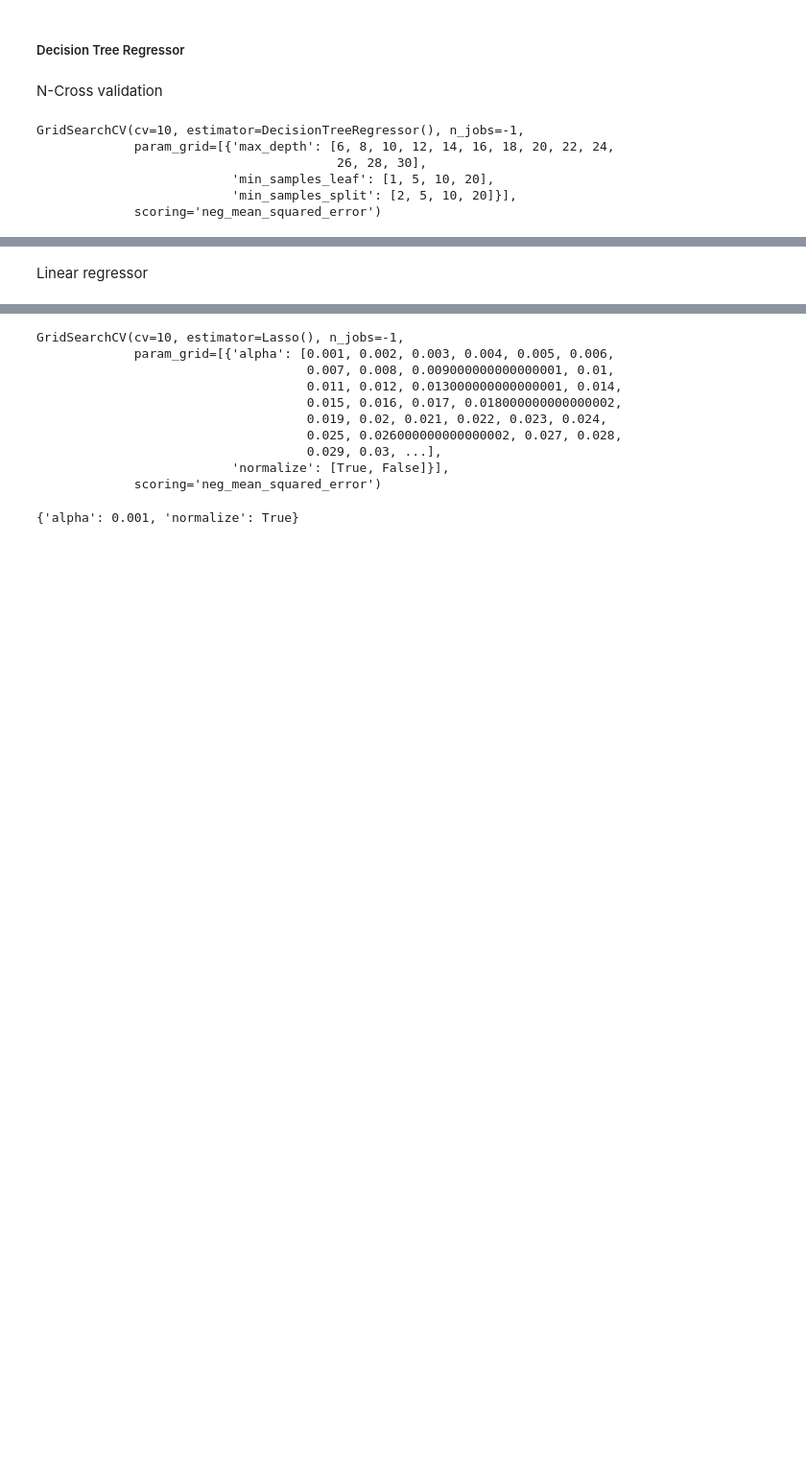
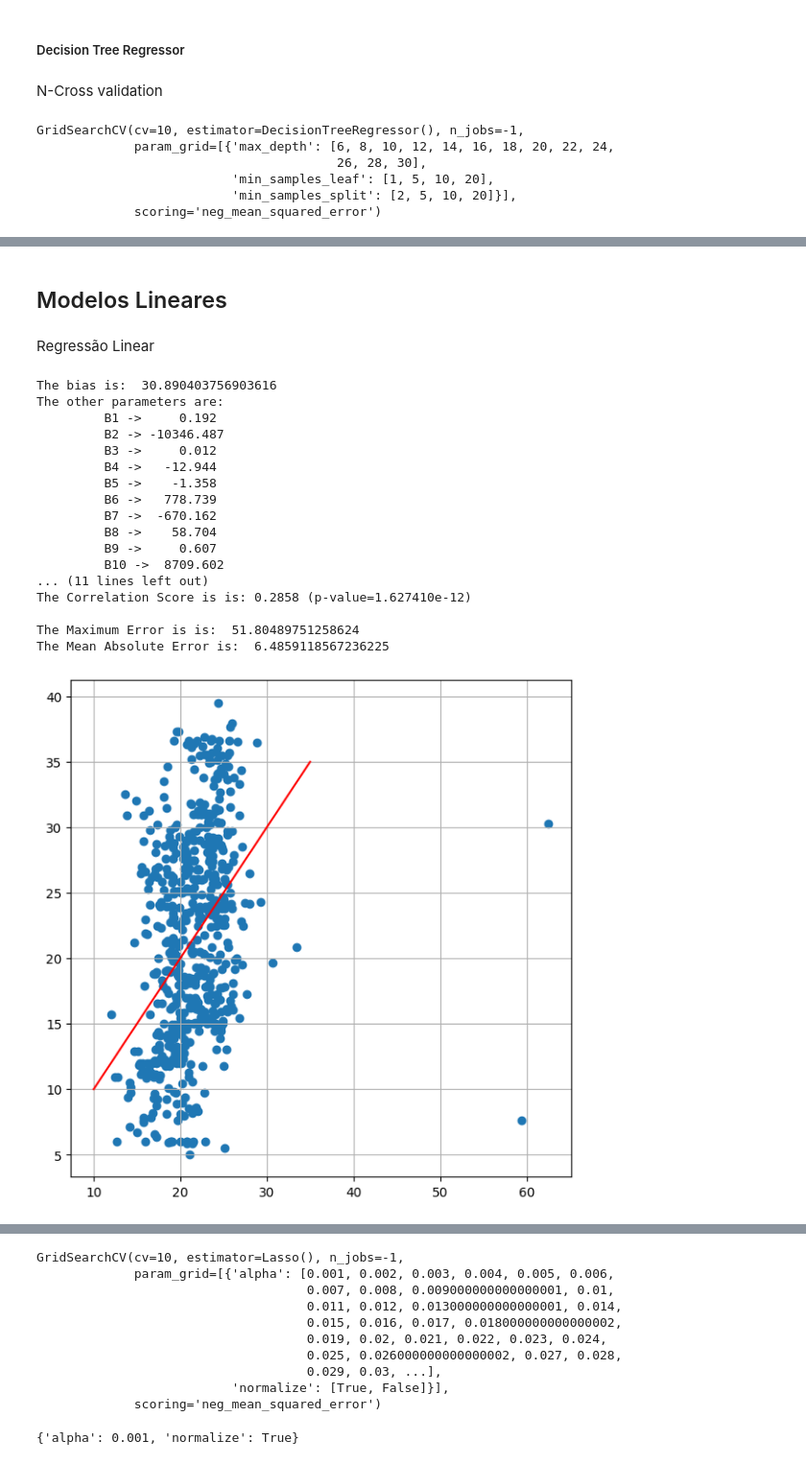
Before and after one commit to Singularitty/AAAssignments, a Jupyter notebook: Assignment 1/assignment1.ipynb, the cells around one changed output, grey strips where cells are left out. Shown: that part at 96% size. Cells and saved outputs as stored; diff of their text form; code cells hidden in the pictures; blank space fills up the shorter version.

```diff
--- a/Assignment 1/assignment1.ipynb
+++ b/Assignment 1/assignment1.ipynb
@@ -9,6 +9,7 @@ import matplotlib.pyplot as plt
 # Models and selection methods
 from sklearn.tree import DecisionTreeRegressor, DecisionTreeClassifier, plot_tree
 from sklearn.model_selection import KFold, train_test_split, GridSearchCV
+from sklearn.linear_model import LinearRegression
 from sklearn.linear_model import Ridge, Lasso
 
 # Binary classifier metrics
@@ -17,6 +18,14 @@ from sklearn.metrics import precision_score, recall_score, f1_score, matthews_co
 # Linear regression metrics
 from sklearn.metrics import explained_variance_score, mean_squared_error, max_error, mean_absolute_error
 from scipy.stats import pearsonr
+
+def printRegStatistics(truth, preds):
+    print("The RVE is: ", explained_variance_score(truth, preds))
+    print("The rmse is: ", mean_squared_error(truth, preds, squared=False))
+    corr, pval = pearsonr(truth, preds)
+    print("The Correlation Score is is: %6.4f (p-value=%e)\n"%(corr,pval))
+    print("The Maximum Error is is: ", max_error(truth, preds))
+    print("The Mean Absolute Error is: ", mean_absolute_error(truth, preds))
 # %% [markdown]
 Importação do dataset parkinsons
 # %%
@@ -141,2 +161,39 @@ plt.show()
-# %% [markdown]
-Linear regressor
+# %% [markdown]
+## Modelos Lineares
+# %% [markdown]
+Regressão Linear
+# %%
+reg = LinearRegression().fit(X_obj1_TRAIN, y_obj1_TRAIN)
+
+print("The bias is: ",  reg.intercept_)
+print("The other parameters are: ")
+for i, beta in enumerate(reg.coef_):
+    print("\t B%d -> %9.3f"% (i+1, beta))
+
+preds=reg.predict(X_obj1_IVS)
+printRegStatistics(y_obj1_IVS,preds)
+
+plt.figure(figsize=(7,7))
+plt.scatter(preds, y_obj1_IVS)
+plt.grid()
+plt.plot([10,35], [10,35], c="r")
+plt.show()
+# %% [output]
+The bias is:  30.890403756903616
+The other parameters are:
+         B1 ->     0.192
+         B2 -> -10346.487
+         B3 ->     0.012
+         B4 ->   -12.944
+         B5 ->    -1.358
+         B6 ->   778.739
+         B7 ->  -670.162
+         B8 ->    58.704
+         B9 ->     0.607
+         B10 ->  8709.602
+... (11 lines left out)
+The Correlation Score is is: 0.2858 (p-value=1.627410e-12)
+
+The Maximum Error is is:  51.80489751258624
+The Mean Absolute Error is:  6.4859118567236225
+[figure, added]
```
Also changed, not shown: parts of 30 cells of this notebook.
